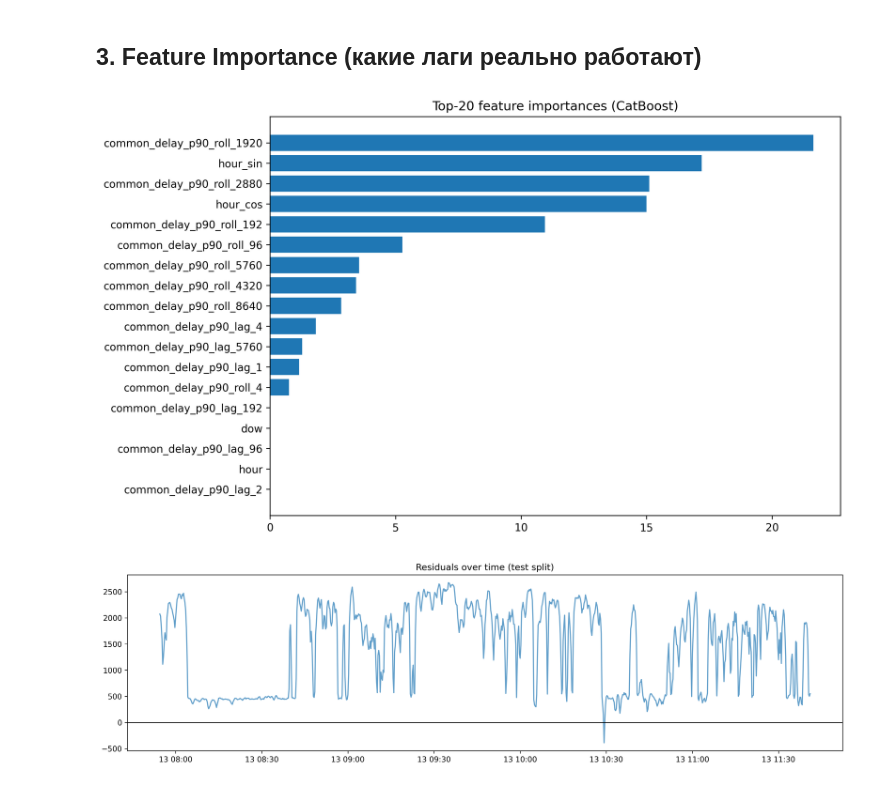
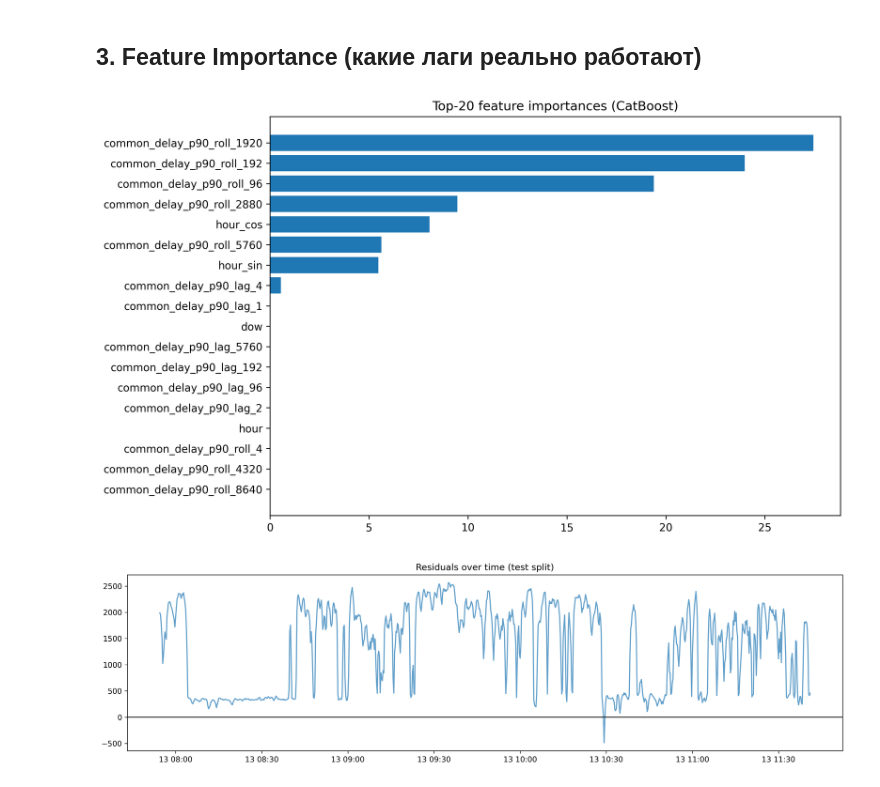
Before and after one commit to nikborovets/realtime_anomaly_analytics, a Jupyter notebook: catboost_baseline.ipynb, the cells around one changed output. Cells and saved outputs as stored; diff of their text form; code cells hidden in the pictures.

```diff
--- a/catboost_baseline.ipynb
+++ b/catboost_baseline.ipynb
@@ -84,7 +84,7 @@ df = clean_timeseries(df, 'common_delay_p90')   # вместо блока 0‑3
 # Максимально честный тест
 # %%
 # Разделяем данные
-df_train, df_val, df_hold = three_way_split(df, train_ratio=0.8, val_ratio=0.1)
+df_train, df_val, df_hold = three_way_split(df, train_ratio=0.8, val_ratio=0.19)
 
 # ── Создание и обучение модели ─────────────────────────────────
 model = DelayForecastModel(
@@ -356,28 +362,28 @@ MAE by day:
 # %% [markdown]
 ## 3. Feature Importance (какие лаги реально работают)
 # %%
-model = loaded_model
+# model = loaded_model
 feat_names = model.model.feature_names_        # ← то, что CatBoost запомнил
 importances = model.model.get_feature_importance(type='FeatureImportance')
 
 # в один датафрейм
 imp_df = (pd.DataFrame({"feature": feat_names,
                         "importance": importances})
             .sort_values(by="importance", ascending=False)
             .reset_index(drop=True))
 
 # ---------------------------------------------------
 #  топ-20 на графике
 # ---------------------------------------------------
 plt.figure(figsize=(10,6))
 plt.barh(imp_df.feature[::-1],
          imp_df.importance[::-1])
 # plt.barh(imp_df.feature.head(20)[::-1],
 #          imp_df.importance.head(20)[::-1])
 plt.title("Top-20 feature importances (CatBoost)")
 plt.tight_layout(); plt.show()
 # %% [output]
-[figure, old version]
+[figure, new version]
 # %%
 plt.figure(figsize=(14,4))
 plt.plot(resid.index, resid, alpha=0.7)
@@ -385,4 +391,4 @@ plt.title("Residuals over time (test split)")
 plt.axhline(0, color='k', lw=1)
 plt.tight_layout(); plt.show()
 # %% [output]
-[figure, old version]
+[figure, new version]
```
Also changed, not shown: parts of 6 cells of this notebook, 18 other files.
